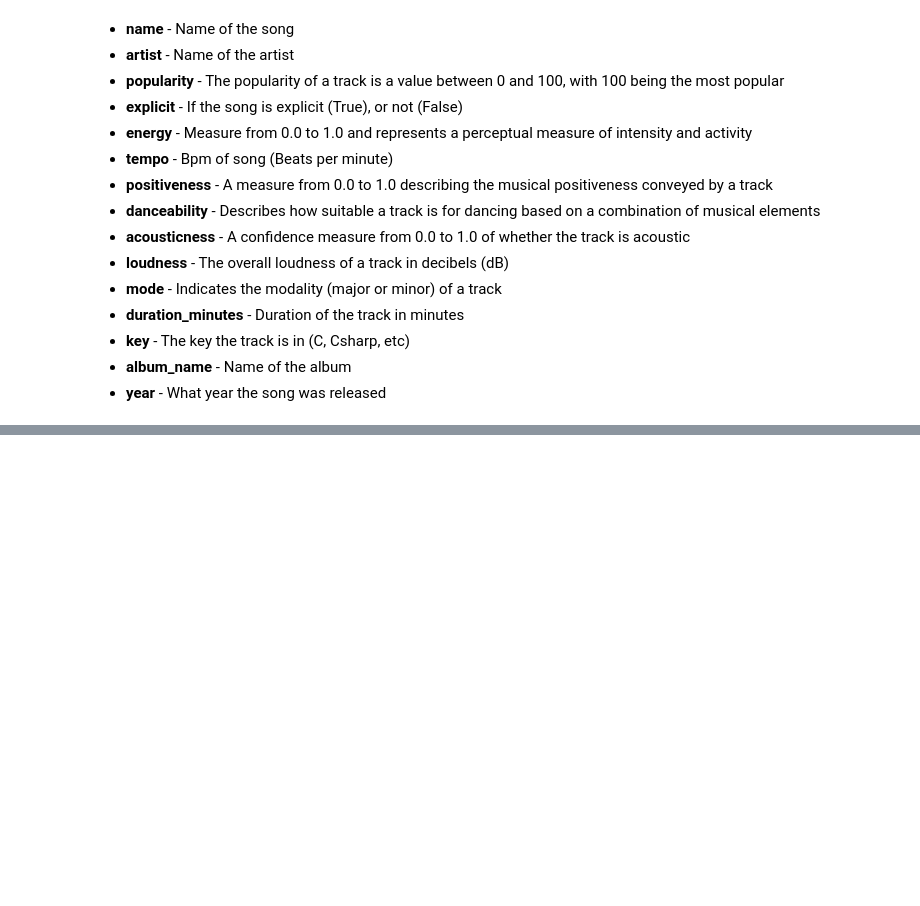
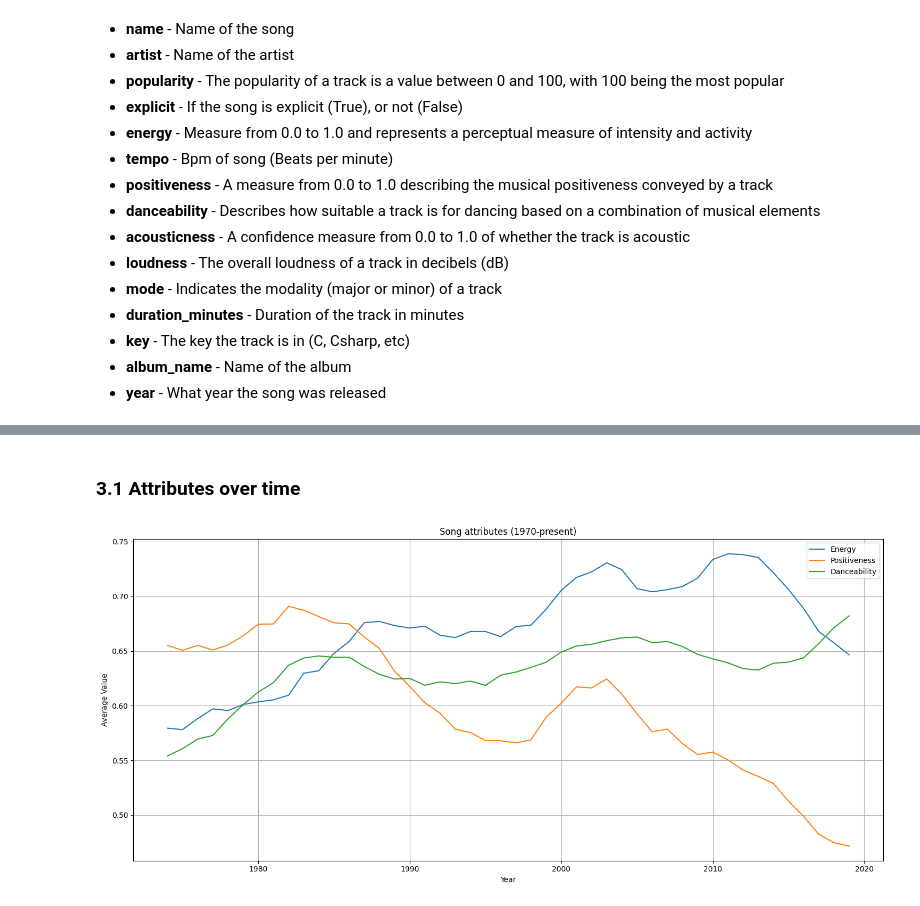
Before and after one commit to joelbit33/hit-songs-analysis, a Jupyter notebook: analysis/analysis.ipynb, the cells around one changed output, grey strips where cells are left out. Saved outputs shown, nothing was run; the diff lists cells and outputs as text; code cells hidden in the pictures; blank space fills up the shorter version.

```diff
--- a/analysis/analysis.ipynb
+++ b/analysis/analysis.ipynb
@@ -88,0 +107,39 @@ df.head(5)
+# %% [markdown]
+### 3.1 Attributes over time
+# %%
+columns_for_attr_linechart = ['energy', 'positiveness', 'danceability']
+
+# group data by year and calculate mean for each column
+grouped_data_attr = df.groupby('year')[columns_for_attr_linechart].mean()
+
+window_size = 5  # 5 year rolling average (LOOK INTO THIS)
+
+# get moving averages
+grouped_data_attr['energy_moving'] = grouped_data_attr['energy'].rolling(window=window_size).mean()
+grouped_data_attr['positiveness_moving'] = grouped_data_attr['positiveness'].rolling(window=window_size).mean()
+grouped_data_attr['danceability_moving'] = grouped_data_attr['danceability'].rolling(window=window_size).mean()
+
+
+plt.figure(figsize=(15, 7))
+
+# plot moving averages of attributes
+sns.lineplot(data=grouped_data_attr, x=grouped_data_attr.index, y='energy_moving', label='Energy')
+sns.lineplot(data=grouped_data_attr, x=grouped_data_attr.index, y='positiveness_moving', label='Positiveness')
+sns.lineplot(data=grouped_data_attr, x=grouped_data_attr.index, y='danceability_moving', label='Danceability')
+
+# set title and labels
+plt.title('Song attributes (1970-present)')
+plt.ylabel('Average Value')
+plt.xlabel('Year')
+
+# display legend and grid lines
+plt.legend()
+plt.grid(True)
+
+# adjust the layout of the plot to make sure everything fits
+plt.tight_layout()
+
+# show plot
+plt.show()
+# %% [output]
+[figure, added]
```
Also changed, not shown: parts of 6 cells of this notebook.
